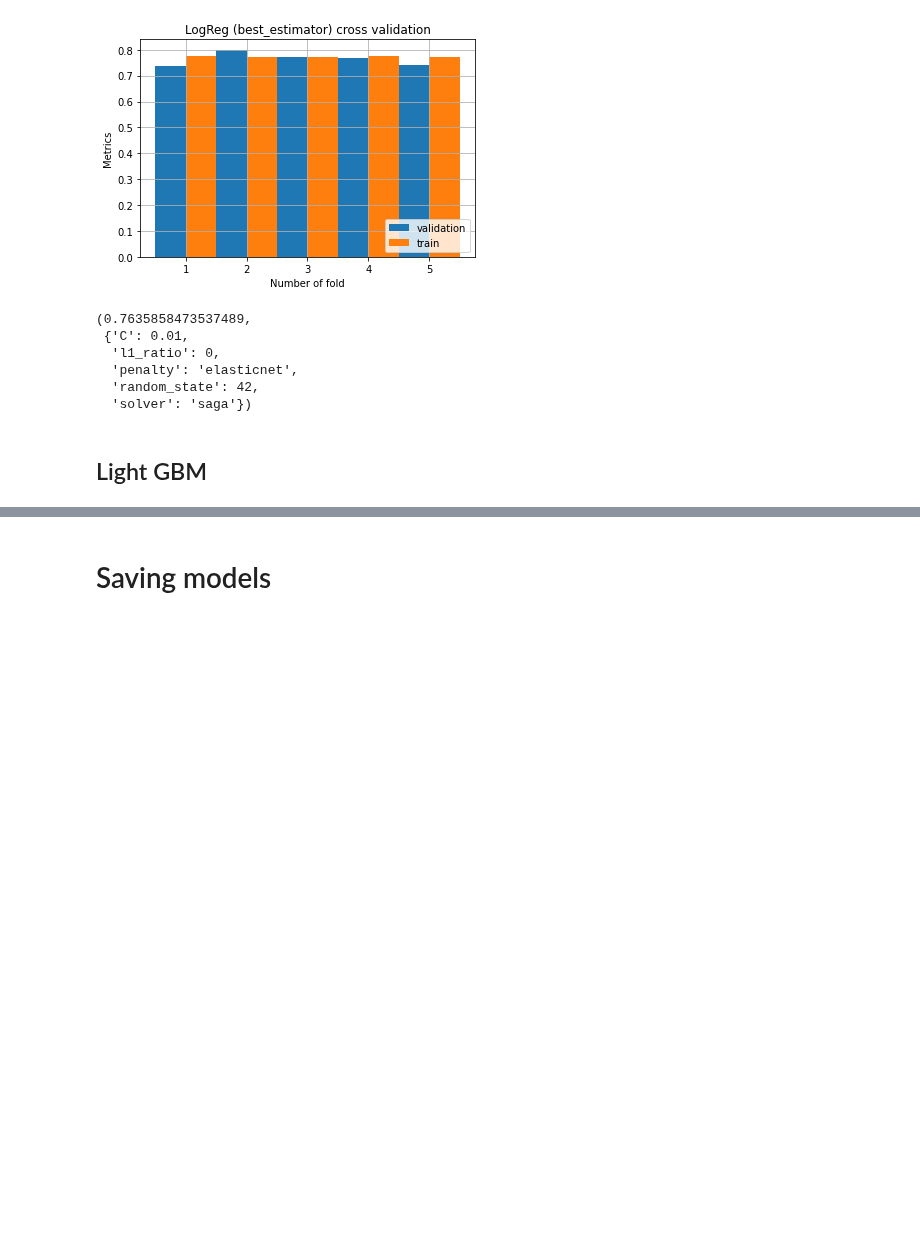
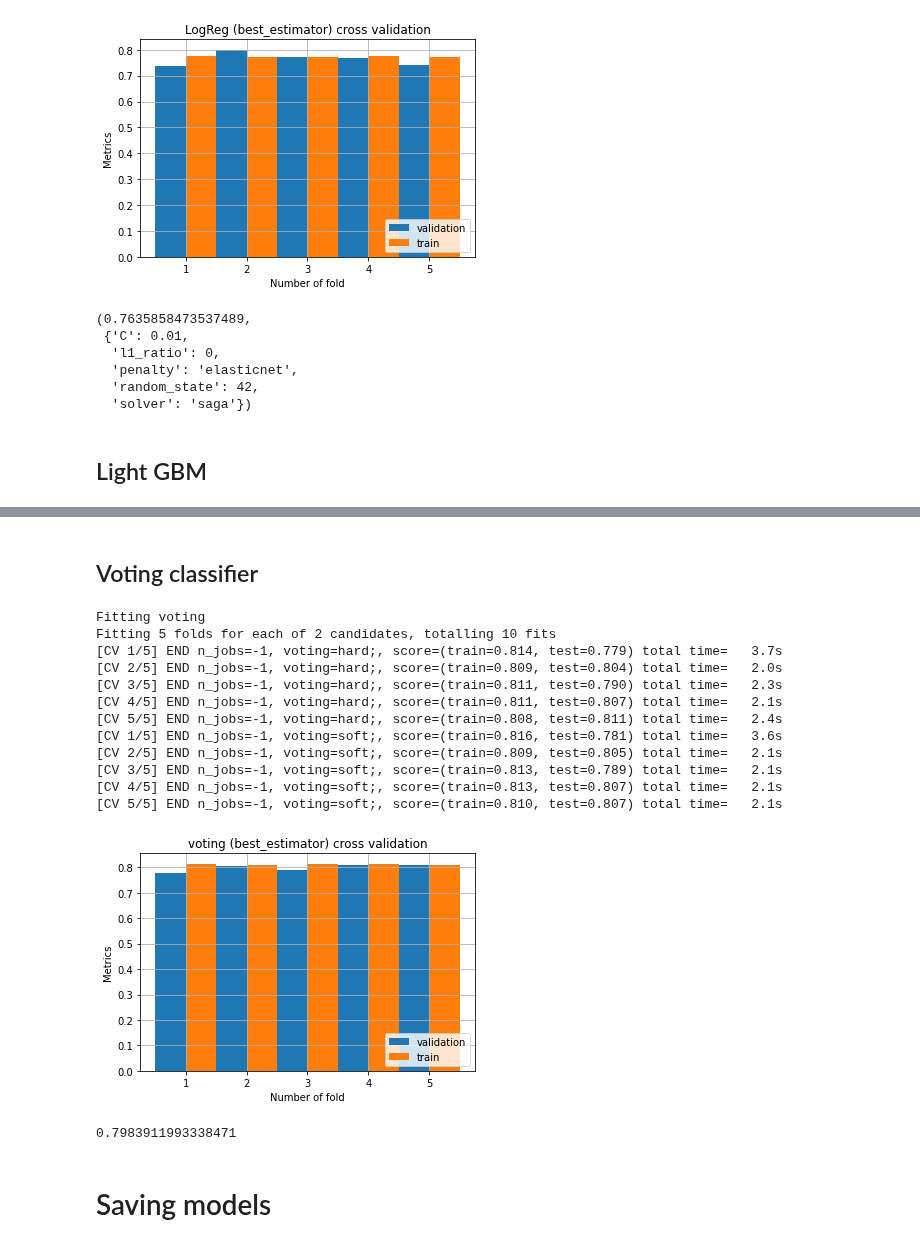
Before and after one commit to PashaIanko/Kaggle.Spaceship-Titanic, a Jupyter notebook: 3_model_preparation.ipynb, the cells around one changed output, grey strips where cells are left out. Cells and saved outputs as stored; diff of their text form; code cells hidden in the pictures; blank space fills up the shorter version.

```diff
--- a/3_model_preparation.ipynb
+++ b/3_model_preparation.ipynb
@@ -585,3 +660,53 @@ light_gbm_results['LGBM'].best_score_, \
+# %% [markdown]
+## Voting classifier
+# %%
+from sklearn.ensemble import VotingClassifier
+
+
+voting_model = Model(
+    VotingClassifier(
+        estimators=[
+            ('catboost', CatBoostClassifier(**cat_boost_results['CatBoost'].best_params_)),
+            ('lgbm', LGBMClassifier(**light_gbm_results['LGBM'].best_params_)),
+            ('adaboost', AdaBoostClassifier(**ada_boost_results['AdaBoost'].best_params_))
+        ]
+    ),
+    'voting',
+    [
+        {
+            'n_jobs': [-1],
+            'voting': ['hard', 'soft']
+        }
+    ],
+    []
+)
+# %%
+voting_results = fit_grid_search(
+    {'voting': voting_model},
+    X_=X_trainval,
+    Y_=Y_trainval,
+    cv_=5,
+    scoring_='accuracy',
+    verbose=3
+)
+# %% [output]
+Fitting voting
+Fitting 5 folds for each of 2 candidates, totalling 10 fits
+[CV 1/5] END n_jobs=-1, voting=hard;, score=(train=0.814, test=0.779) total time=   3.7s
+[CV 2/5] END n_jobs=-1, voting=hard;, score=(train=0.809, test=0.804) total time=   2.0s
+[CV 3/5] END n_jobs=-1, voting=hard;, score=(train=0.811, test=0.790) total time=   2.3s
+[CV 4/5] END n_jobs=-1, voting=hard;, score=(train=0.811, test=0.807) total time=   2.1s
+[CV 5/5] END n_jobs=-1, voting=hard;, score=(train=0.808, test=0.811) total time=   2.4s
+[CV 1/5] END n_jobs=-1, voting=soft;, score=(train=0.816, test=0.781) total time=   3.6s
+[CV 2/5] END n_jobs=-1, voting=soft;, score=(train=0.809, test=0.805) total time=   2.1s
+[CV 3/5] END n_jobs=-1, voting=soft;, score=(train=0.813, test=0.789) total time=   2.1s
+[CV 4/5] END n_jobs=-1, voting=soft;, score=(train=0.813, test=0.807) total time=   2.1s
+[CV 5/5] END n_jobs=-1, voting=soft;, score=(train=0.810, test=0.807) total time=   2.1s
+[figure, added]
+# %%
+voting_results['voting'].best_score_
+# %% [output]
+0.7983911993338471
 # %% [markdown]
 # Saving models
 # %%
```
Also changed, not shown: parts of 22 cells of this notebook.
